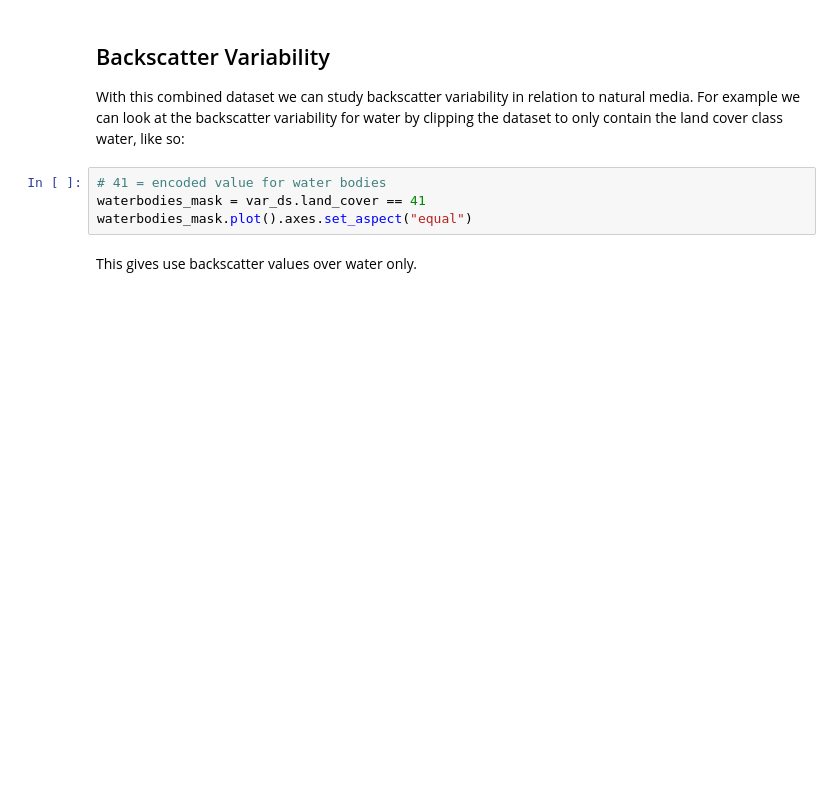
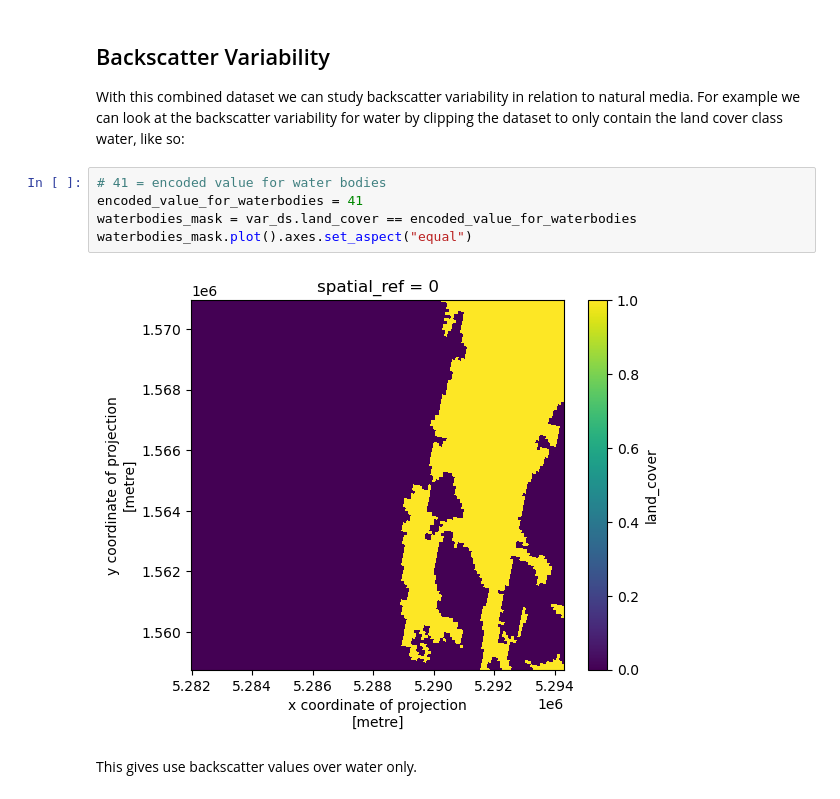
Before and after one commit to TUW-GEO/microwave-remote-sensing, a Jupyter notebook: unit_02/06_in_class_exercise.ipynb, the cells around one changed output. Cells and saved outputs as stored; diff of their text form; blank space fills up the shorter version.

```diff
--- a/unit_02/06_in_class_exercise.ipynb
+++ b/unit_02/06_in_class_exercise.ipynb
@@ -76,8 +91,11 @@ var_ds
 With this combined dataset we can study backscatter variability in relation to natural media. For example we can look at the backscatter variability for water by clipping the dataset to only contain the land cover class water, like so:
 # %%
 # 41 = encoded value for water bodies
-waterbodies_mask = var_ds.land_cover == 41
+encoded_value_for_waterbodies = 41
+waterbodies_mask = var_ds.land_cover == encoded_value_for_waterbodies
 waterbodies_mask.plot().axes.set_aspect("equal")
+# %% [output]
+[figure, added]
 # %% [markdown]
 This gives use backscatter values over water only.
 # %%
```
Also changed, not shown: parts of 8 cells of this notebook, 2 other files.
